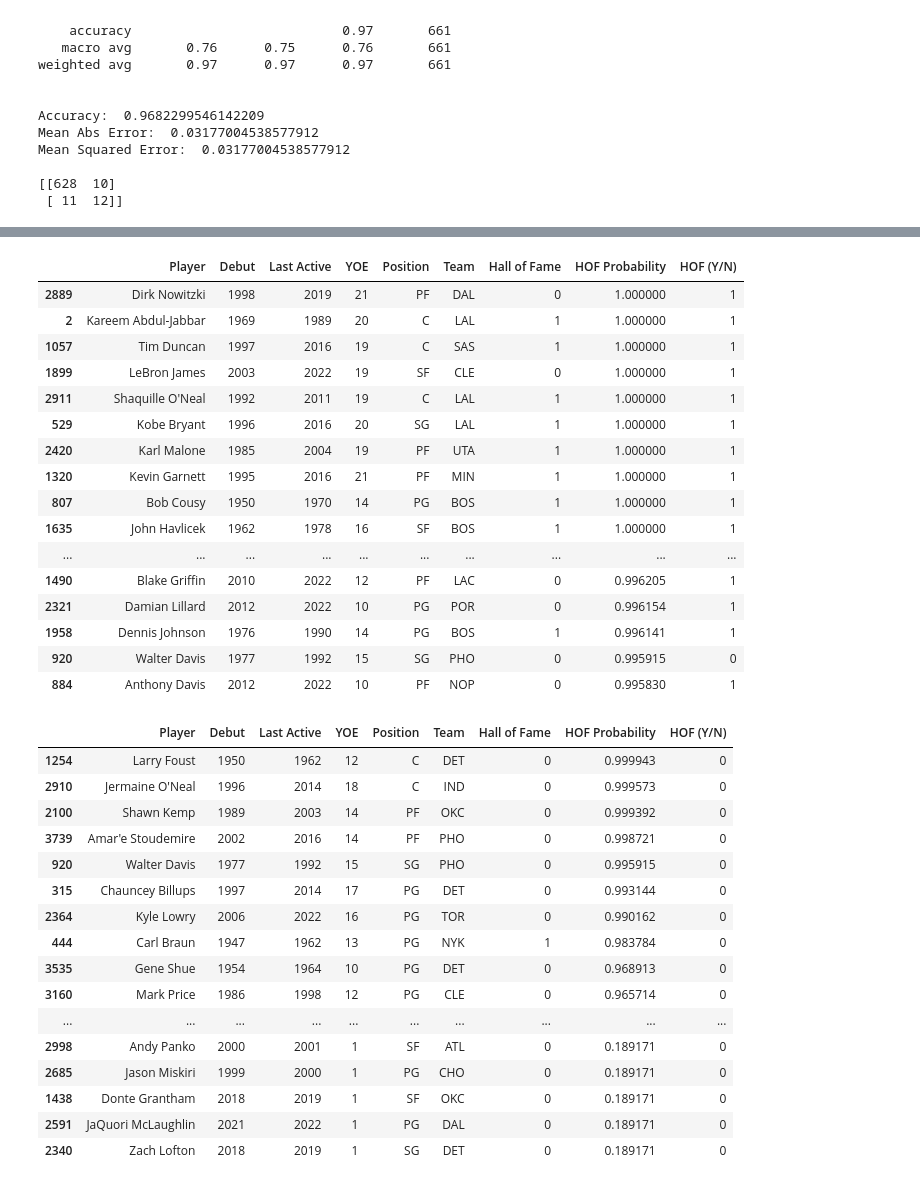
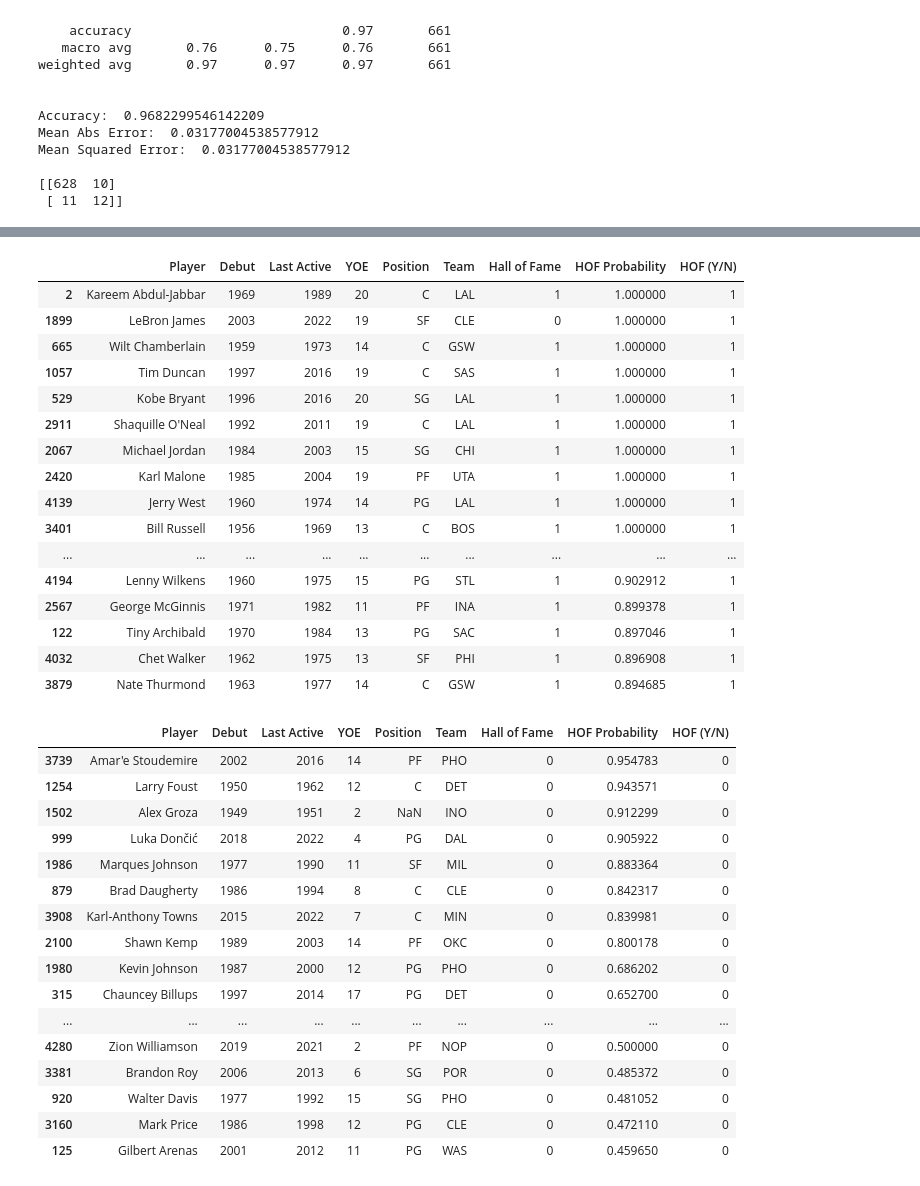
Before and after one commit to ctoeun/nba-hof-predictor, a Jupyter notebook: HOF-DataAnalysisAndPredictions.ipynb, the cells around one changed output, grey strips where cells are left out. Saved outputs shown, nothing was run; the diff lists cells and outputs as text; code cells hidden in the pictures.

Commit message:
svm model and rand forest

```diff
--- a/HOF-DataAnalysisAndPredictions.ipynb
+++ b/HOF-DataAnalysisAndPredictions.ipynb
@@ -427,7 +427,7 @@ nba_players_hof_prob = all_nba_players
 # %%
 def set_prob(row):
     player = row[predictive_variables]
-    hof_probability = logistic_reg.predict_proba([player]);
+    hof_probability = svm_model.predict_proba([player]);
     return hof_probability[0][1]
 # %%
 def hof_binary(row):
@@ -574,39 +572,39 @@ nba_players_hof_prob_to_csv = nba_players_hof_prob_to_csv.sort_values(by='HOF Pr
 display(nba_players_hof_prob_to_csv.head(100))
 # %% [output]
 |  | Player | Debut | Last Active | YOE | Position | Team | Hall of Fame | HOF Probability | HOF (Y/N) |
-| 2889 | Dirk Nowitzki | 1998 | 2019 | 21 | PF | DAL | 0 | 1.000000 | 1 |
 | 2 | Kareem Abdul-Jabbar | 1969 | 1989 | 20 | C | LAL | 1 | 1.000000 | 1 |
+| 1899 | LeBron James | 2003 | 2022 | 19 | SF | CLE | 0 | 1.000000 | 1 |
+| 665 | Wilt Chamberlain | 1959 | 1973 | 14 | C | GSW | 1 | 1.000000 | 1 |
 | 1057 | Tim Duncan | 1997 | 2016 | 19 | C | SAS | 1 | 1.000000 | 1 |
-| 1899 | LeBron James | 2003 | 2022 | 19 | SF | CLE | 0 | 1.000000 | 1 |
+| 529 | Kobe Bryant | 1996 | 2016 | 20 | SG | LAL | 1 | 1.000000 | 1 |
 | 2911 | Shaquille O'Neal | 1992 | 2011 | 19 | C | LAL | 1 | 1.000000 | 1 |
-| 529 | Kobe Bryant | 1996 | 2016 | 20 | SG | LAL | 1 | 1.000000 | 1 |
+| 2067 | Michael Jordan | 1984 | 2003 | 15 | SG | CHI | 1 | 1.000000 | 1 |
 | 2420 | Karl Malone | 1985 | 2004 | 19 | PF | UTA | 1 | 1.000000 | 1 |
-| 1320 | Kevin Garnett | 1995 | 2016 | 21 | PF | MIN | 1 | 1.000000 | 1 |
-| 807 | Bob Cousy | 1950 | 1970 | 14 | PG | BOS | 1 | 1.000000 | 1 |
-| 1635 | John Havlicek | 1962 | 1978 | 16 | SF | BOS | 1 | 1.000000 | 1 |
+| 4139 | Jerry West | 1960 | 1974 | 14 | PG | LAL | 1 | 1.000000 | 1 |
+| 3401 | Bill Russell | 1956 | 1969 | 13 | C | BOS | 1 | 1.000000 | 1 |
 | ... | ... | ... | ... | ... | ... | ... | ... | ... | ... |
-| 1490 | Blake Griffin | 2010 | 2022 | 12 | PF | LAC | 0 | 0.996205 | 1 |
-| 2321 | Damian Lillard | 2012 | 2022 | 10 | PG | POR | 0 | 0.996154 | 1 |
-| 1958 | Dennis Johnson | 1976 | 1990 | 14 | PG | BOS | 1 | 0.996141 | 1 |
-| 920 | Walter Davis | 1977 | 1992 | 15 | SG | PHO | 0 | 0.995915 | 0 |
-| 884 | Anthony Davis | 2012 | 2022 | 10 | PF | NOP | 0 | 0.995830 | 1 |
+| 4194 | Lenny Wilkens | 1960 | 1975 | 15 | PG | STL | 1 | 0.902912 | 1 |
+| 2567 | George McGinnis | 1971 | 1982 | 11 | PF | INA | 1 | 0.899378 | 1 |
+| 122 | Tiny Archibald | 1970 | 1984 | 13 | PG | SAC | 1 | 0.897046 | 1 |
+| 4032 | Chet Walker | 1962 | 1975 | 13 | SF | PHI | 1 | 0.896908 | 1 |
+| 3879 | Nate Thurmond | 1963 | 1977 | 14 | C | GSW | 1 | 0.894685 | 1 |
 # %%
-display(nba_players_hof_prob_to_csv[nba_players_hof_prob_to_csv['HOF (Y/N)'] == 0].head(50))
+display(nba_players_hof_prob_to_csv[nba_players_hof_prob_to_csv['HOF (Y/N)'] == 0].head(25))
 # %% [output]
 |  | Player | Debut | Last Active | YOE | Position | Team | Hall of Fame | HOF Probability | HOF (Y/N) |
-| 1254 | Larry Foust | 1950 | 1962 | 12 | C | DET | 0 | 0.999943 | 0 |
-| 2910 | Jermaine O'Neal | 1996 | 2014 | 18 | C | IND | 0 | 0.999573 | 0 |
-| 2100 | Shawn Kemp | 1989 | 2003 | 14 | PF | OKC | 0 | 0.999392 | 0 |
-| 3739 | Amar'e Stoudemire | 2002 | 2016 | 14 | PF | PHO | 0 | 0.998721 | 0 |
-| 920 | Walter Davis | 1977 | 1992 | 15 | SG | PHO | 0 | 0.995915 | 0 |
-| 315 | Chauncey Billups | 1997 | 2014 | 17 | PG | DET | 0 | 0.993144 | 0 |
-| 2364 | Kyle Lowry | 2006 | 2022 | 16 | PG | TOR | 0 | 0.990162 | 0 |
-| 444 | Carl Braun | 1947 | 1962 | 13 | PG | NYK | 1 | 0.983784 | 0 |
-| 3535 | Gene Shue | 1954 | 1964 | 10 | PG | DET | 0 | 0.968913 | 0 |
-| 3160 | Mark Price | 1986 | 1998 | 12 | PG | CLE | 0 | 0.965714 | 0 |
+| 3739 | Amar'e Stoudemire | 2002 | 2016 | 14 | PF | PHO | 0 | 0.954783 | 0 |
+| 1254 | Larry Foust | 1950 | 1962 | 12 | C | DET | 0 | 0.943571 | 0 |
+| 1502 | Alex Groza | 1949 | 1951 | 2 | NaN | INO | 0 | 0.912299 | 0 |
+| 999 | Luka Dončić | 2018 | 2022 | 4 | PG | DAL | 0 | 0.905922 | 0 |
+| 1986 | Marques Johnson | 1977 | 1990 | 11 | SF | MIL | 0 | 0.883364 | 0 |
+| 879 | Brad Daugherty | 1986 | 1994 | 8 | C | CLE | 0 | 0.842317 | 0 |
+| 3908 | Karl-Anthony Towns | 2015 | 2022 | 7 | C | MIN | 0 | 0.839981 | 0 |
+| 2100 | Shawn Kemp | 1989 | 2003 | 14 | PF | OKC | 0 | 0.800178 | 0 |
+| 1980 | Kevin Johnson | 1987 | 2000 | 12 | PG | PHO | 0 | 0.686202 | 0 |
+| 315 | Chauncey Billups | 1997 | 2014 | 17 | PG | DET | 0 | 0.652700 | 0 |
 | ... | ... | ... | ... | ... | ... | ... | ... | ... | ... |
-| 2998 | Andy Panko | 2000 | 2001 | 1 | SF | ATL | 0 | 0.189171 | 0 |
-| 2685 | Jason Miskiri | 1999 | 2000 | 1 | PG | CHO | 0 | 0.189171 | 0 |
-| 1438 | Donte Grantham | 2018 | 2019 | 1 | SF | OKC | 0 | 0.189171 | 0 |
-| 2591 | JaQuori McLaughlin | 2021 | 2022 | 1 | PG | DAL | 0 | 0.189171 | 0 |
-| 2340 | Zach Lofton | 2018 | 2019 | 1 | SG | DET | 0 | 0.189171 | 0 |
+| 4280 | Zion Williamson | 2019 | 2021 | 2 | PF | NOP | 0 | 0.500000 | 0 |
+| 3381 | Brandon Roy | 2006 | 2013 | 6 | SG | POR | 0 | 0.485372 | 0 |
+| 920 | Walter Davis | 1977 | 1992 | 15 | SG | PHO | 0 | 0.481052 | 0 |
+| 3160 | Mark Price | 1986 | 1998 | 12 | PG | CLE | 0 | 0.472110 | 0 |
+| 125 | Gilbert Arenas | 2001 | 2012 | 11 | PG | WAS | 0 | 0.459650 | 0 |
```
Also changed, not shown: parts of 7 cells of this notebook, 3 other files.
